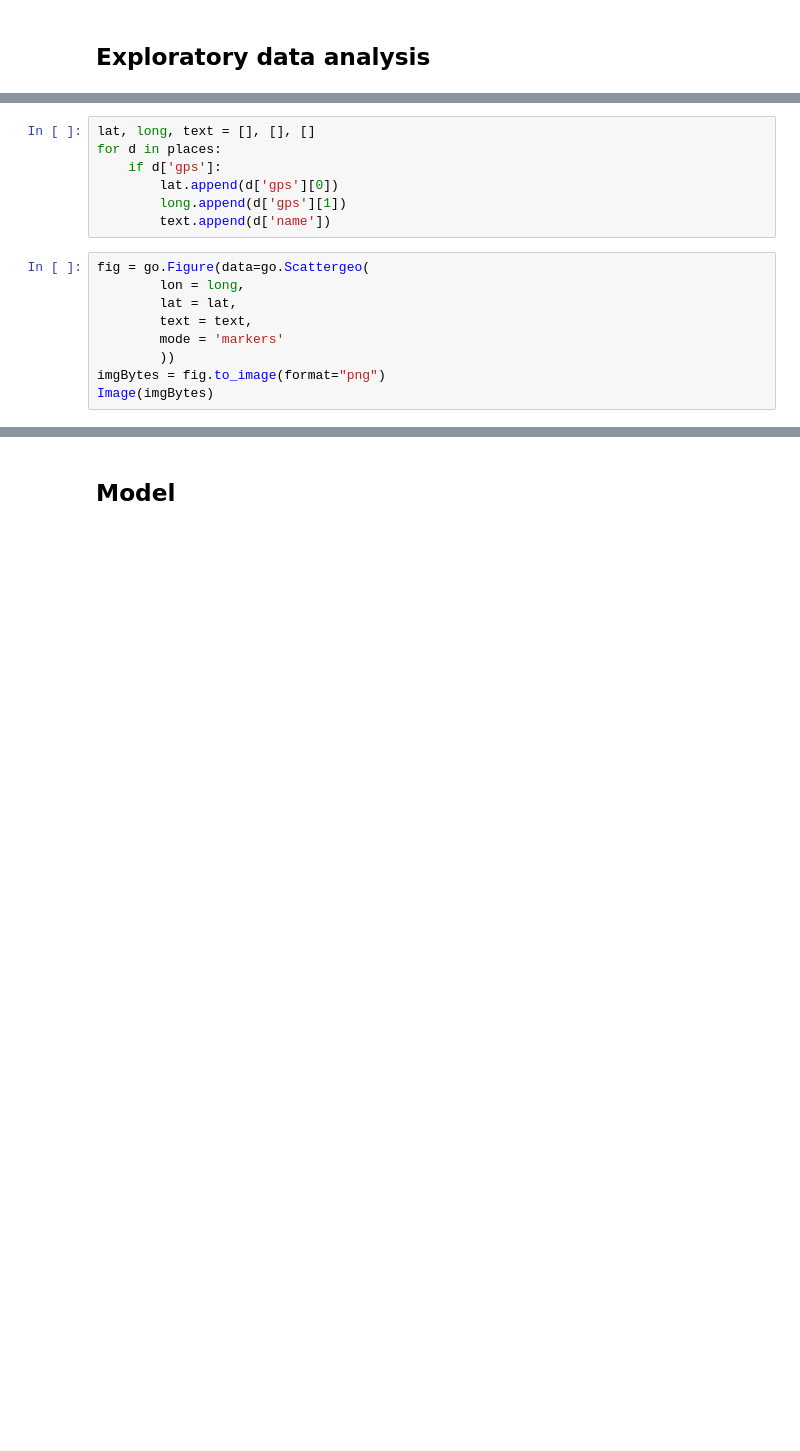
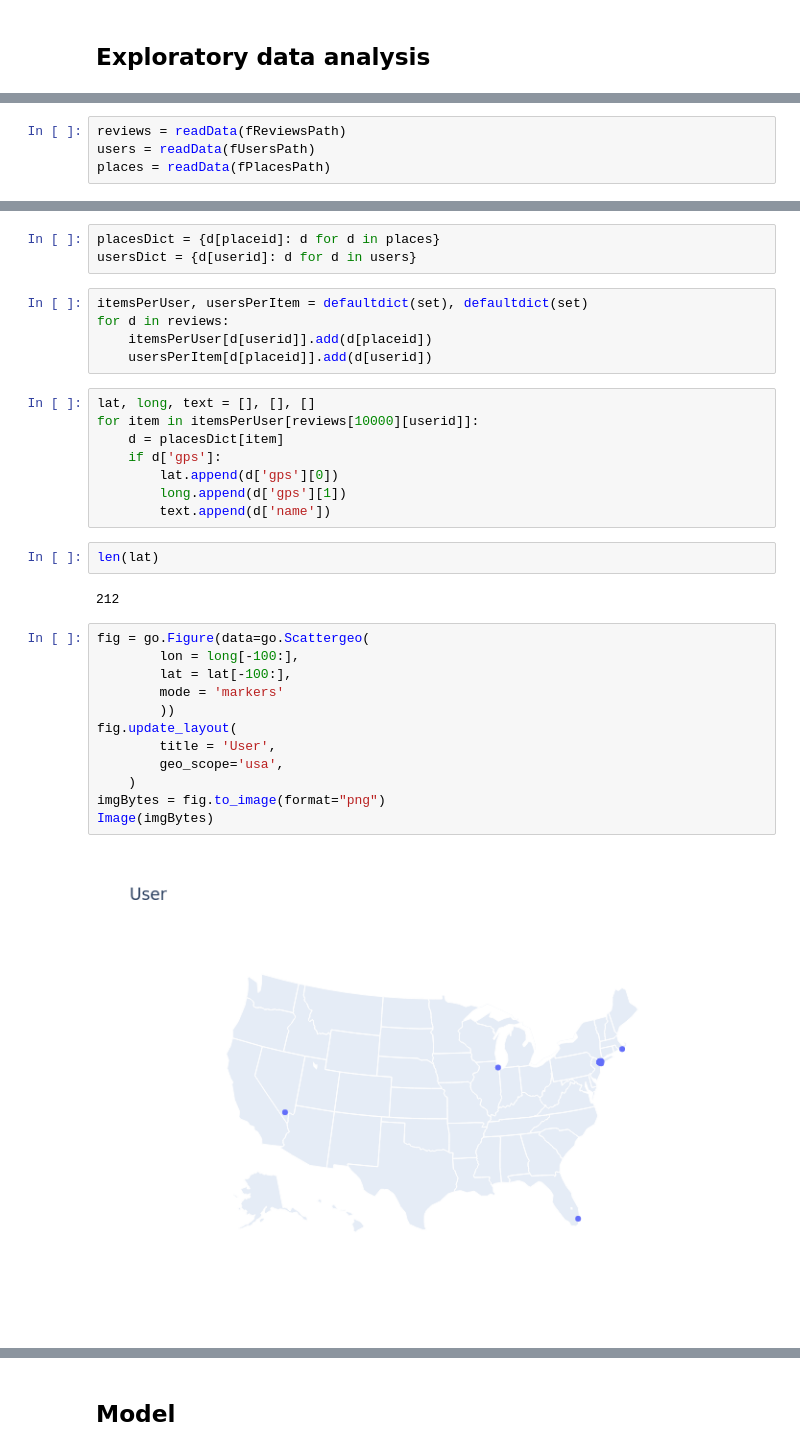
Before and after one commit to ashwin9999/google-local-reviews, a Jupyter notebook: code.ipynb, the cells around one changed output, grey strips where cells are left out. Cells and saved outputs as stored; diff of their text form; blank space fills up the shorter version.

Commit message:
california data

```diff
--- a/code.ipynb
+++ b/code.ipynb
@@ -126,0 +227,4 @@ Time taken in secs 395.1437101364136
+# %%
+reviews = readData(fReviewsPath)
+users = readData(fUsersPath)
+places = readData(fPlacesPath)
@@ -127,16 +235,34 @@ Time taken in secs 395.1437101364136
+# %%
+placesDict = {d[placeid]: d for d in places}
+usersDict = {d[userid]: d for d in users}
+# %%
+itemsPerUser, usersPerItem = defaultdict(set), defaultdict(set)
+for d in reviews:
+    itemsPerUser[d[userid]].add(d[placeid])
+    usersPerItem[d[placeid]].add(d[userid])
 # %%
 lat, long, text = [], [], []
-for d in places:
+for item in itemsPerUser[reviews[10000][userid]]:
+    d = placesDict[item]
     if d['gps']:
         lat.append(d['gps'][0])
         long.append(d['gps'][1])
         text.append(d['name'])
+# %%
+len(lat)
+# %% [output]
+212
 # %%
 fig = go.Figure(data=go.Scattergeo(
-        lon = long,
-        lat = lat,
-        text = text,
+        lon = long[-100:],
+        lat = lat[-100:],
         mode = 'markers'
         ))
+fig.update_layout(
+        title = 'User',
+        geo_scope='usa',
+    )
 imgBytes = fig.to_image(format="png")
 Image(imgBytes)
+# %% [output]
+[figure, added]
```
Also changed, not shown: parts of 19 cells of this notebook.
